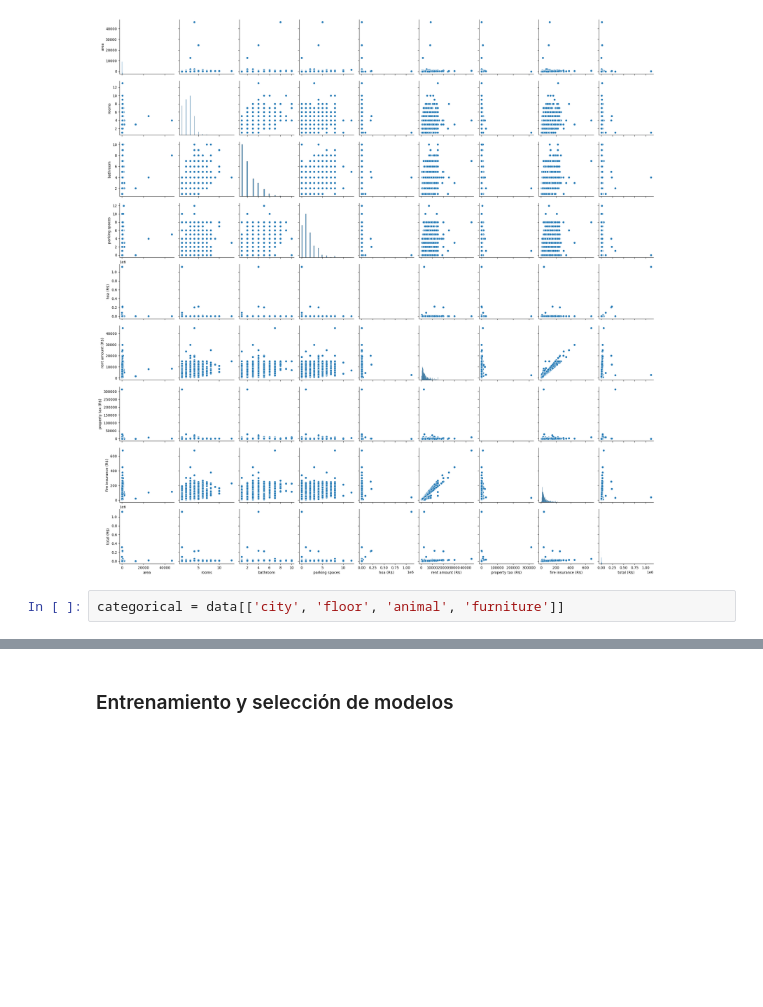
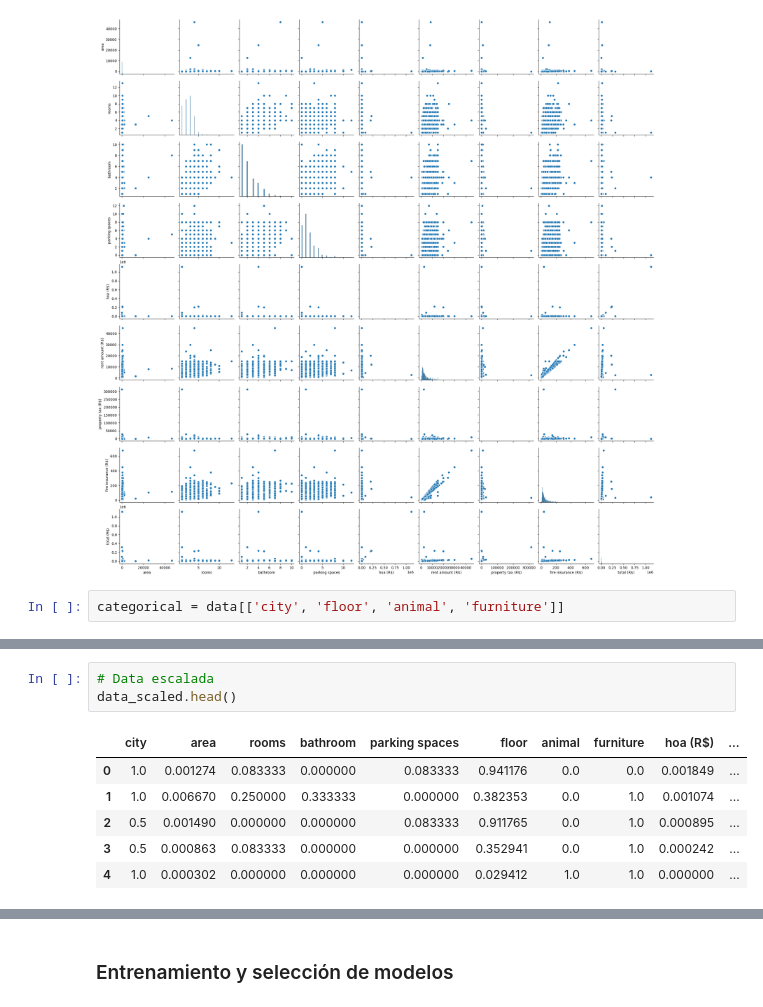
Before and after one commit to markalbrand56/DS-Laboratorio-8, a Jupyter notebook: modelo.ipynb, the cells around one changed output, grey strips where cells are left out. Drawn from its saved outputs; the diff is of its cells as text; blank space fills up the shorter version.

```diff
--- a/modelo.ipynb
+++ b/modelo.ipynb
@@ -144,0 +195,10 @@ furniture: ['furnished' 'not furnished']
+# %%
+# Data escalada
+data_scaled.head()
+# %% [output]
+|  | city | area | rooms | bathroom | parking spaces | floor | animal | furniture | hoa (R$) | ... |
+| 0 | 1.0 | 0.001274 | 0.083333 | 0.000000 | 0.083333 | 0.941176 | 0.0 | 0.0 | 0.001849 | ... |
+| 1 | 1.0 | 0.006670 | 0.250000 | 0.333333 | 0.000000 | 0.382353 | 0.0 | 1.0 | 0.001074 | ... |
+| 2 | 0.5 | 0.001490 | 0.000000 | 0.000000 | 0.083333 | 0.911765 | 0.0 | 1.0 | 0.000895 | ... |
+| 3 | 0.5 | 0.000863 | 0.083333 | 0.000000 | 0.000000 | 0.352941 | 0.0 | 1.0 | 0.000242 | ... |
+| 4 | 1.0 | 0.000302 | 0.000000 | 0.000000 | 0.000000 | 0.029412 | 1.0 | 1.0 | 0.000000 | ... |
```
Also changed, not shown: parts of 28 cells of this notebook.
